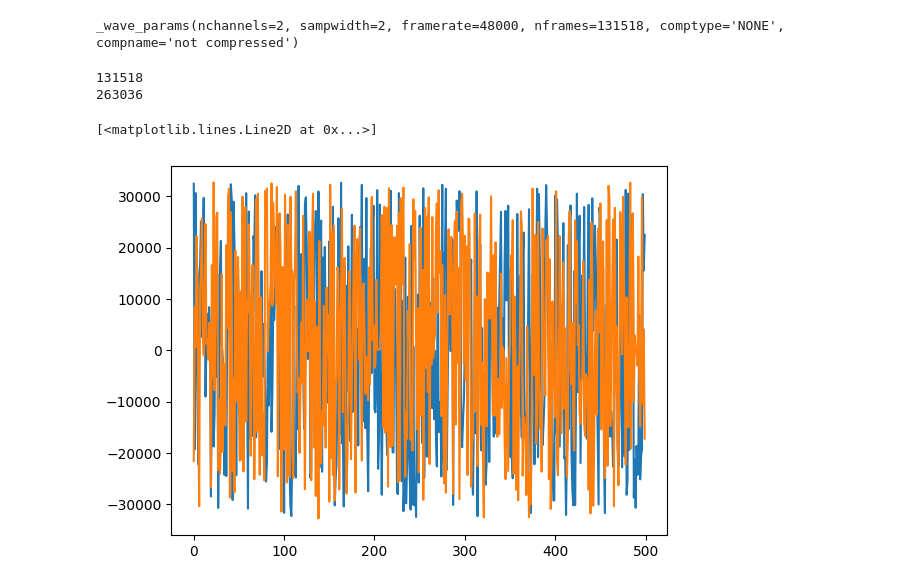
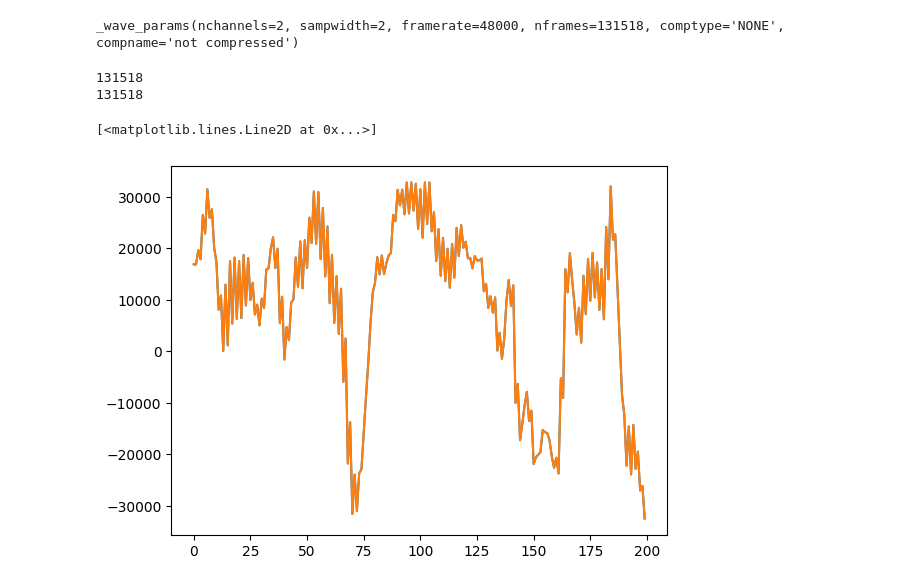
Before and after one commit to ClaesJensen/ERTS_Project_E24, a Jupyter notebook: Eq/PyhtonImplementation/Eq.ipynb, the cells around one changed output. Cells and saved outputs as stored; diff of their text form; code cells hidden in the pictures.

Commit message:
Close to having all eq stuff working in python

```diff
--- a/Eq/PyhtonImplementation/Eq.ipynb
+++ b/Eq/PyhtonImplementation/Eq.ipynb
@@ -45,34 +117,38 @@ aud = wave.open("MetalPipe.wav", "r")
 
 channels = aud.getparams().nchannels
 sampwidth = aud.getparams().sampwidth
+frames = aud.getnframes()
 fs = aud.getparams().framerate
 
-aud.getnframes
-raw: bytes = aud.readframes(aud.getnframes())
-pcm_left: np.ndarray[int] = np.zeros(shape=(floor(len(raw) / (channels))))
-pcm_right: np.ndarray[int] = np.zeros(shape=(floor(len(raw) / (channels))))
+raw_converted = np.frombuffer(aud.readframes(aud.getnframes()), dtype=np.int16)
+aud.close()
 
-for i in range(0, aud.getnframes()):
-    #i_pcm = i * sampwidth
-    i_left = i * sampwidth * channels
-    i_right = i * sampwidth * channels + sampwidth
-    wavedata_left = raw[i_left:i_left+sampwidth]
-    pcm_left[i] = struct.unpack("<h", wavedata_left)[0]
-    wavedata_right = raw[i_right:i_right+sampwidth]
-    pcm_right[i] = struct.unpack("<h", wavedata_right)[0]
+pcm_left: np.ndarray[int] = np.zeros(shape=(floor(len(raw_converted) / 2)), dtype=np.int16)
+pcm_right: np.ndarray[int] = np.zeros(shape=(floor(len(raw_converted) / 2)), dtype=np.int16)
+
+i_pcm = 0
+for i in range(0, len(raw_converted), 2):
+    pcm_left[i_pcm] = raw_converted[i]
+    pcm_right[i_pcm] = raw_converted[i + 1]
+    i_pcm += 1
 # %%
+raw_write: bytes = b''
+for i_pcm in range(len(pcm_left)):
+    raw_write += np.int16.tobytes(pcm_left[i_pcm])
+    raw_write += np.int16.tobytes(pcm_right[i_pcm])
 
-raw_write = np.array([pcm_right, pcm_left]).T
-raw_write= (raw_write * (2 ** 15 - 1)).astype("<h")
 
 f = open("new.wav", "wb")
 writer = wave.Wave_write(f)
 writer.setframerate(fs)
 writer.setnchannels(channels)
-writer.setnframes(aud.getnframes())
+writer.setnframes(frames)
 writer.setsampwidth(sampwidth)
 writer.setcomptype('NONE', 'not compressed')
-writer.writeframesraw(raw_write.tobytes())
+writer.writeframesraw(raw_write)
+writer.close()
+
+f.close()
 # %%
 print(aud.getparams())
 # %% [output]
@@ -80,13 +156,15 @@ _wave_params(nchannels=2, sampwidth=2, framerate=48000, nframes=131518, comptype
 # %%
 print(aud.getnframes())
 print(len(pcm_left))
 
 fig = plt.figure()
 ax = fig.add_subplot(1,1,1)
-ax.plot(pcm_left[25000:25500])
-ax.plot(pcm_right[25000:25500])
+ax.plot(raw_converted[25000:25200])
+ax.plot(raw_write[25000:25200])
+#ax.plot(pcm_left[25000:25500])
+#ax.plot(pcm_right[25000:25500])
 # %% [output]
 131518
-263036
+131518
 [<matplotlib.lines.Line2D at 0x...>]
-[figure, old version]
+[figure, new version]
```
Also changed, not shown: parts of 3 cells of this notebook, 1 other file.
